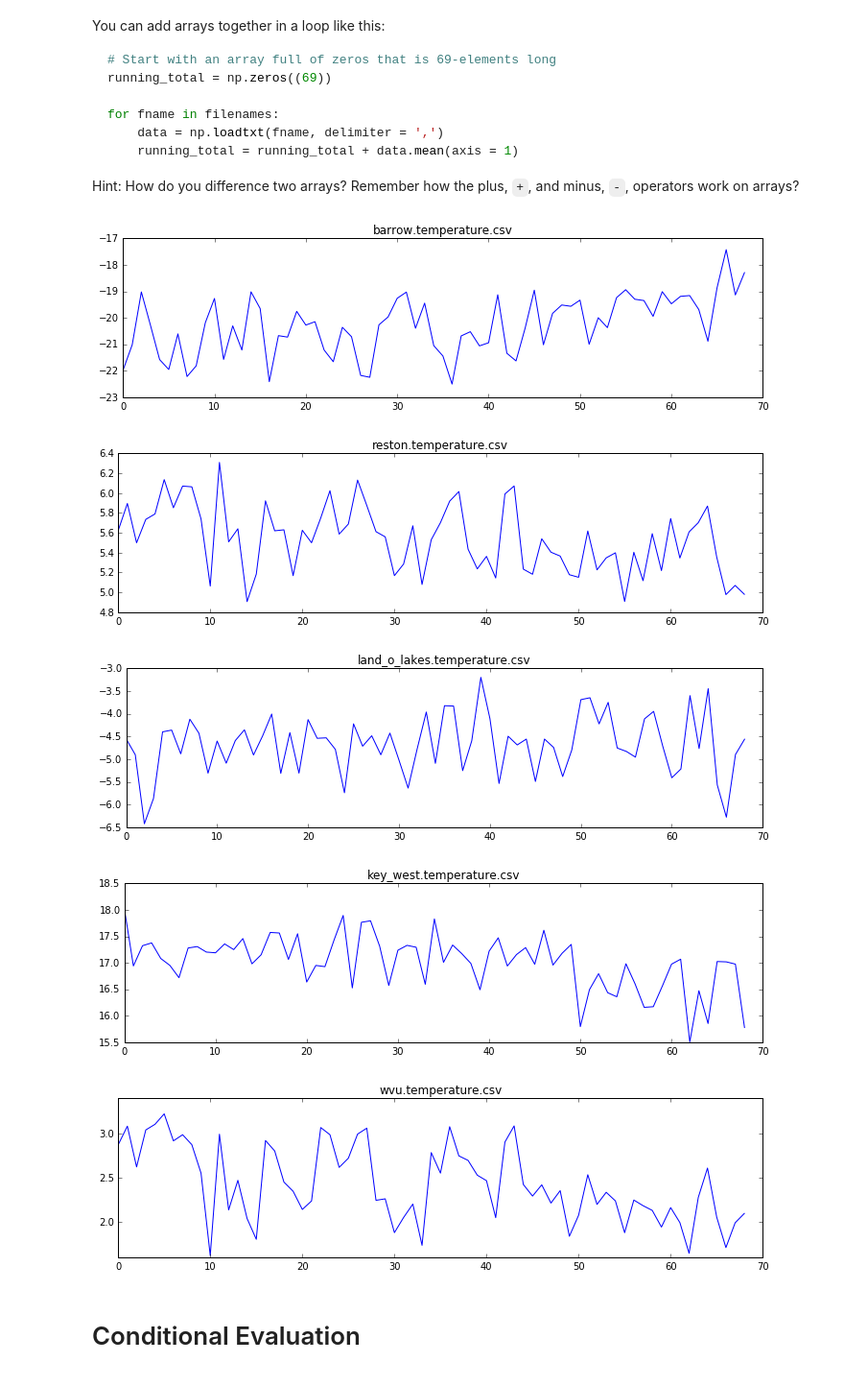
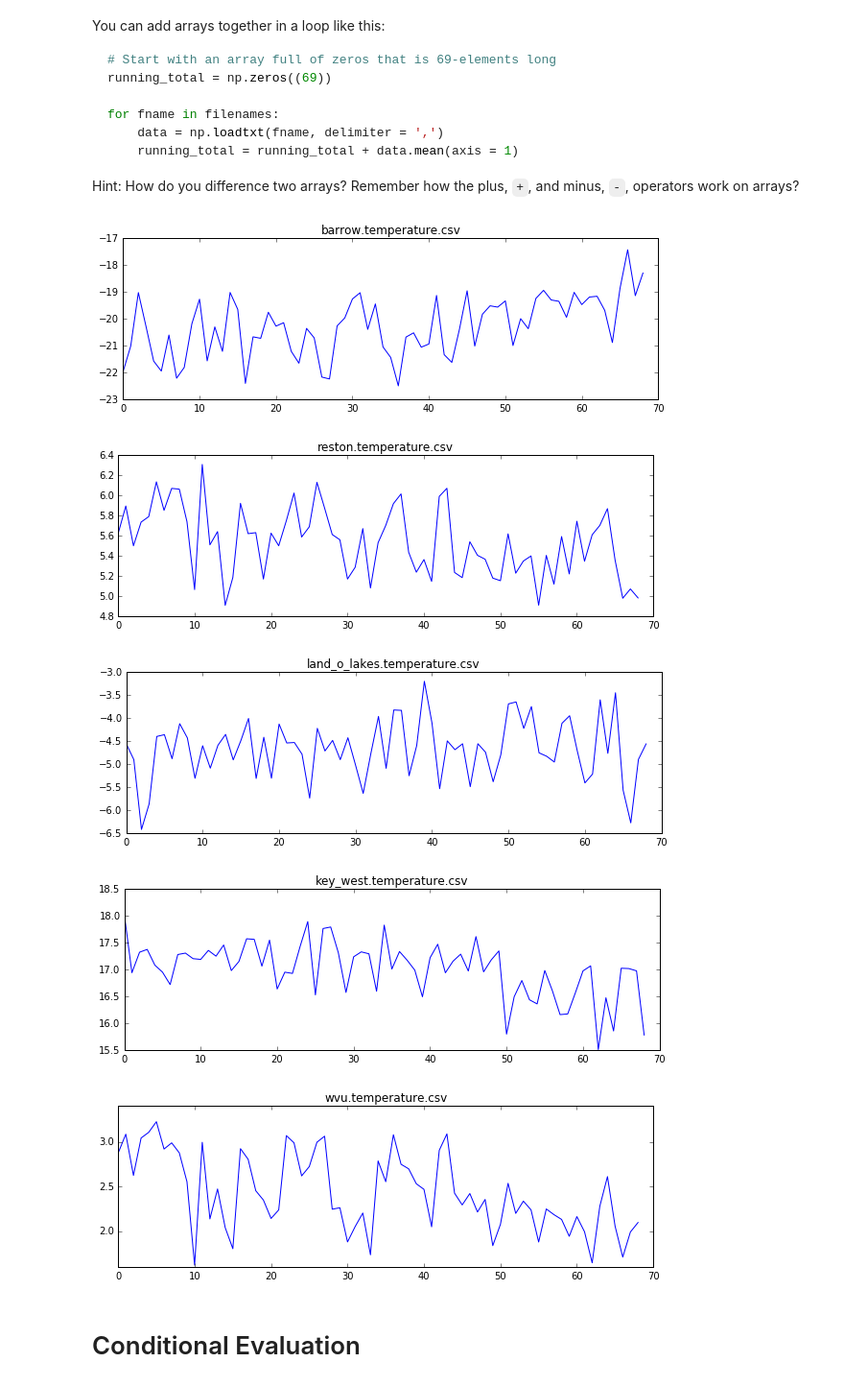
Before and after one commit to arthur-e/swc-workshop, a Jupyter notebook: python-climate/Python-SWC-Intro-Climate.ipynb, the cells around one changed output. Shown at 96% size. Drawn from its saved outputs; the diff is of its cells as text; code cells hidden in the pictures.

```diff
--- a/python-climate/Python-SWC-Intro-Climate.ipynb
+++ b/python-climate/Python-SWC-Intro-Climate.ipynb
@@ -935,28 +935,27 @@ Hint: How do you difference two arrays? Remember how the plus, `+`, and minus, `
 # %%
 filenames = glob.glob('*.csv')
 
 running_total = np.zeros((69))
 
 for fname in filenames:
     data = np.loadtxt(fname, delimiter = ',')
     running_total = running_total + data.mean(axis = 1)
 
 overall_mean = running_total / len(filenames)
 
 for fname in filenames:
     data = np.loadtxt(fname, delimiter = ',')
     fig = pyplot.figure(figsize = (10.0, 3.0))
     axis1 = fig.add_subplot(1, 1, 1)
     axis1.plot((data.mean(axis = 1) - overall_mean))
     axis1.set_title(fname)
-    fig.tight_layout()
     pyplot.show()
 # %% [output]
-[figure, old version]
+[figure, new version]
-[figure, old version]
+[figure, new version]
-[figure, old version]
+[figure, new version]
-[figure, old version]
+[figure, new version]
-[figure, old version]
+[figure, new version]
 # %% [markdown]
 # Conditional Evaluation
 # %% [markdown]
```
Also changed, not shown: parts of 12 cells of this notebook.
